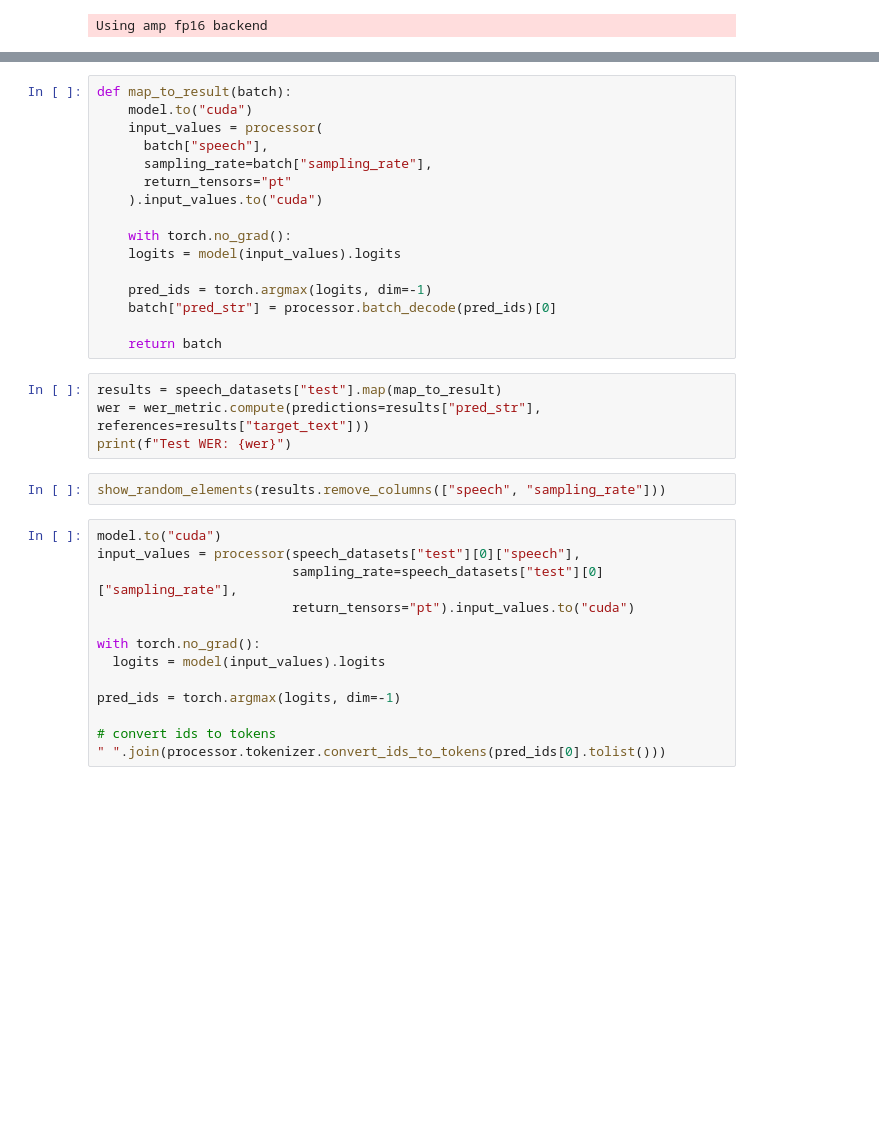
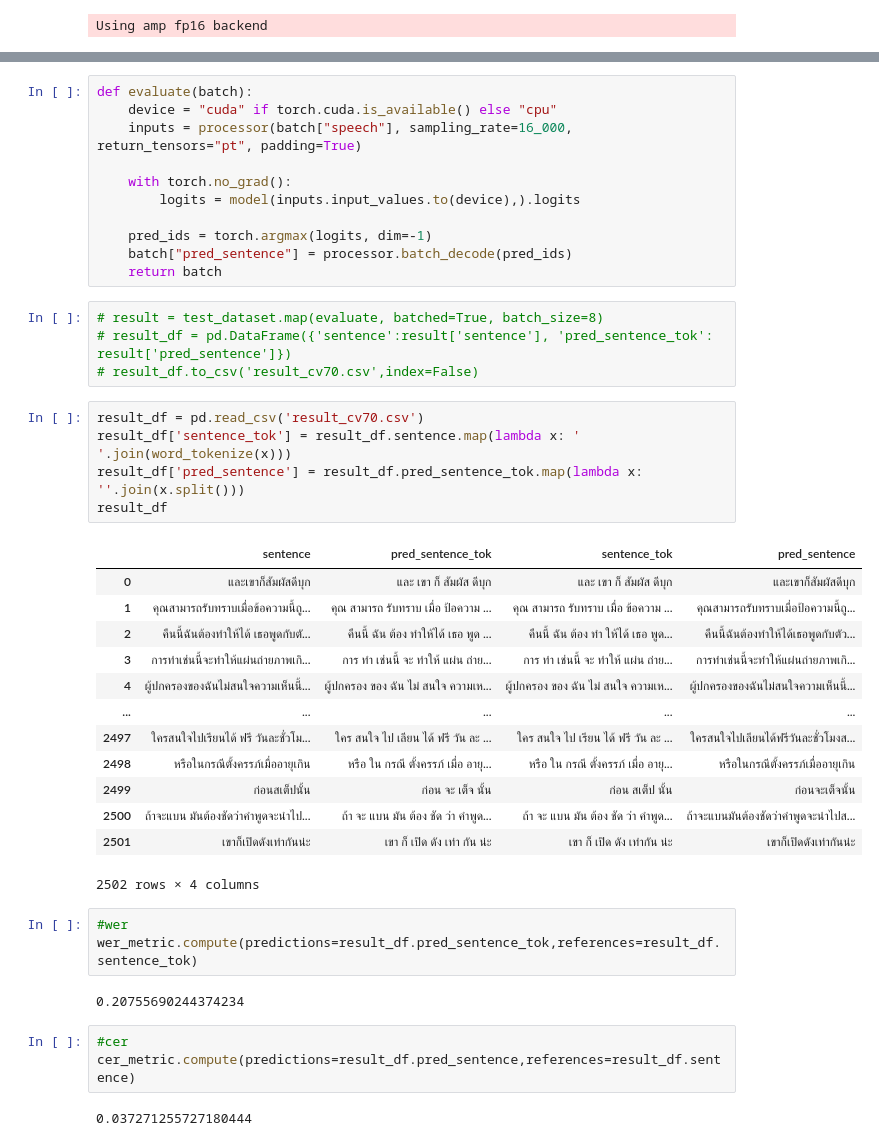
Before and after one commit to vistec-AI/wav2vec2-large-xlsr-53-th, a Jupyter notebook: notebooks/wav2vec2_finetuning_tutorial.ipynb, the cells around one changed output, grey strips where cells are left out. Cells and saved outputs as stored; diff of their text form; blank space fills up the shorter version.

Commit message:
add results for test set, training script, results csv

```diff
--- a/notebooks/wav2vec2_finetuning_tutorial.ipynb
+++ b/notebooks/wav2vec2_finetuning_tutorial.ipynb
@@ -587,35 +636,44 @@ To keep the current behavior, use torch.div(a, b, rounding_mode='trunc'), or for
 # %%
-def map_to_result(batch):
-    model.to("cuda")
-    input_values = processor(
-      batch["speech"],
-      sampling_rate=batch["sampling_rate"],
-      return_tensors="pt"
-    ).input_values.to("cuda")
+def evaluate(batch):
+    device = "cuda" if torch.cuda.is_available() else "cpu"
+    inputs = processor(batch["speech"], sampling_rate=16_000, return_tensors="pt", padding=True)
 
     with torch.no_grad():
-    logits = model(input_values).logits
+        logits = model(inputs.input_values.to(device),).logits
 
     pred_ids = torch.argmax(logits, dim=-1)
-    batch["pred_str"] = processor.batch_decode(pred_ids)[0]
-
+    batch["pred_sentence"] = processor.batch_decode(pred_ids)
     return batch
-# %%
-results = speech_datasets["test"].map(map_to_result)
-wer = wer_metric.compute(predictions=results["pred_str"], references=results["target_text"]))
-print(f"Test WER: {wer}")
-# %%
-show_random_elements(results.remove_columns(["speech", "sampling_rate"]))
-# %%
-model.to("cuda")
-input_values = processor(speech_datasets["test"][0]["speech"],
-                         sampling_rate=speech_datasets["test"][0]["sampling_rate"],
-                         return_tensors="pt").input_values.to("cuda")
-
-with torch.no_grad():
-  logits = model(input_values).logits
-
-pred_ids = torch.argmax(logits, dim=-1)
-
-# convert ids to tokens
-" ".join(processor.tokenizer.convert_ids_to_tokens(pred_ids[0].tolist()))
+# %%
+# result = test_dataset.map(evaluate, batched=True, batch_size=8)
+# result_df = pd.DataFrame({'sentence':result['sentence'], 'pred_sentence_tok': result['pred_sentence']})
+# result_df.to_csv('result_cv70.csv',index=False)
+# %%
+result_df = pd.read_csv('result_cv70.csv')
+result_df['sentence_tok'] = result_df.sentence.map(lambda x: ' '.join(word_tokenize(x)))
+result_df['pred_sentence'] = result_df.pred_sentence_tok.map(lambda x: ''.join(x.split()))
+result_df
+# %% [output]
+|  | sentence | pred_sentence_tok | sentence_tok | pred_sentence |
+| 0 | และเขาก็สัมผัสดีบุก | และ เขา ก็ สัมผัส ดีบุก | และ เขา ก็ สัมผัส ดีบุก | และเขาก็สัมผัสดีบุก |
+| 1 | คุณสามารถรับทราบเมื่อข้อความนี้ถู... | คุณ สามารถ รับทราบ เมื่อ ป้อความ ... | คุณ สามารถ รับทราบ เมื่อ ข้อความ ... | คุณสามารถรับทราบเมื่อป้อความนี้ถู... |
+| 2 | คืนนี้ฉันต้องทำให้ได้ เธอพูดกับตั... | คืนนี้ ฉัน ต้อง ทำให้ได้ เธอ พูด ... | คืนนี้ ฉัน ต้อง ทำ ให้ได้ เธอ พูด... | คืนนี้ฉันต้องทำให้ได้เธอพูดกับตัว... |
+| 3 | การทำเช่นนี้จะทำให้แผ่นถ่ายภาพเกิ... | การ ทำ เช่นนี้ จะ ทำให้ แผ่น ถ่าย... | การ ทำ เช่นนี้ จะ ทำให้ แผ่น ถ่าย... | การทำเช่นนี้จะทำให้แผ่นถ่ายภาพเกิ... |
+| 4 | ผู้ปกครองของฉันไม่สนใจความเห็นนี้... | ผู้ปกครอง ของ ฉัน ไม่ สนใจ ความเห... | ผู้ปกครอง ของ ฉัน ไม่ สนใจ ความเห... | ผู้ปกครองของฉันไม่สนใจความเห็นนี้... |
+| ... | ... | ... | ... | ... |
+| 2497 | ใครสนใจไปเรียนได้ ฟรี วันละชั่วโม... | ใคร สนใจ ไป เลียน ได้ ฟรี วัน ละ ... | ใคร สนใจ ไป เรียน ได้ ฟรี วัน ละ ... | ใครสนใจไปเลียนได้ฟรีวันละชั่วโมงส... |
+| 2498 | หรือในกรณีตั้งครรภ์เมื่ออายุเกิน | หรือ ใน กรณี ตั้งครรภ์ เมื่อ อายุ... | หรือ ใน กรณี ตั้งครรภ์ เมื่อ อายุ... | หรือในกรณีตั้งครรภ์เมื่ออายุเกิน |
+| 2499 | ก่อนสเต็ปนั้น | ก่อน จะ เต็จ นั้น | ก่อน สเต็ป นั้น | ก่อนจะเต็จนั้น |
+| 2500 | ถ้าจะแบน มันต้องชัดว่าคำพูดจะนำไป... | ถ้า จะ แบน มัน ต้อง ชัด ว่า คำพูด... | ถ้า จะ แบน มัน ต้อง ชัด ว่า คำพูด... | ถ้าจะแบนมันต้องชัดว่าคำพูดจะนำไปส... |
+| 2501 | เขาก็เปิดดังเท่ากันน่ะ | เขา ก็ เปิด ดัง เท่า กัน น่ะ | เขา ก็ เปิด ดัง เท่ากัน น่ะ | เขาก็เปิดดังเท่ากันน่ะ |
+2502 rows × 4 columns
+# %%
+#wer
+wer_metric.compute(predictions=result_df.pred_sentence_tok,references=result_df.sentence_tok)
+# %% [output]
+0.20755690244374234
+# %%
+#cer
+cer_metric.compute(predictions=result_df.pred_sentence,references=result_df.sentence)
+# %% [output]
+0.037271255727180444
```
Also changed, not shown: parts of 31 cells of this notebook, 5 other files.
